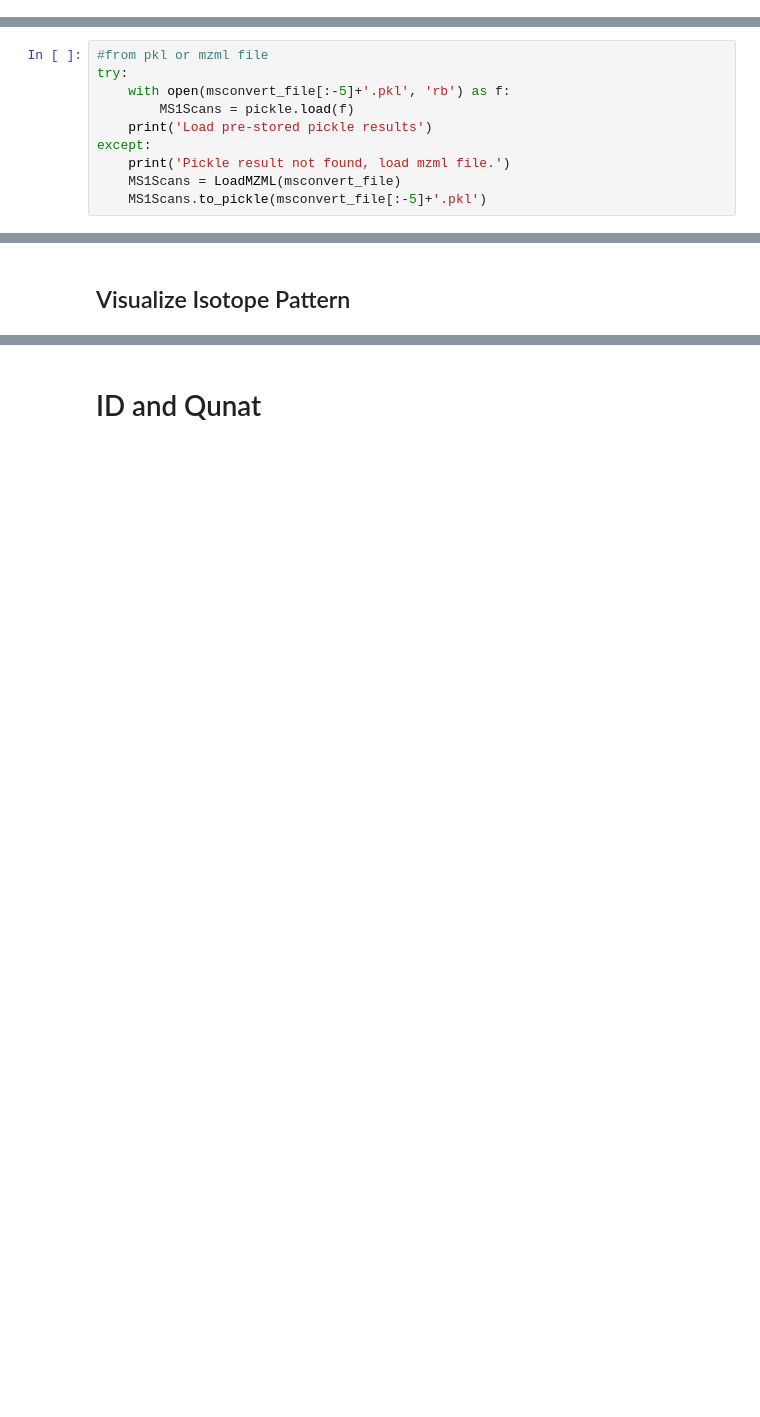
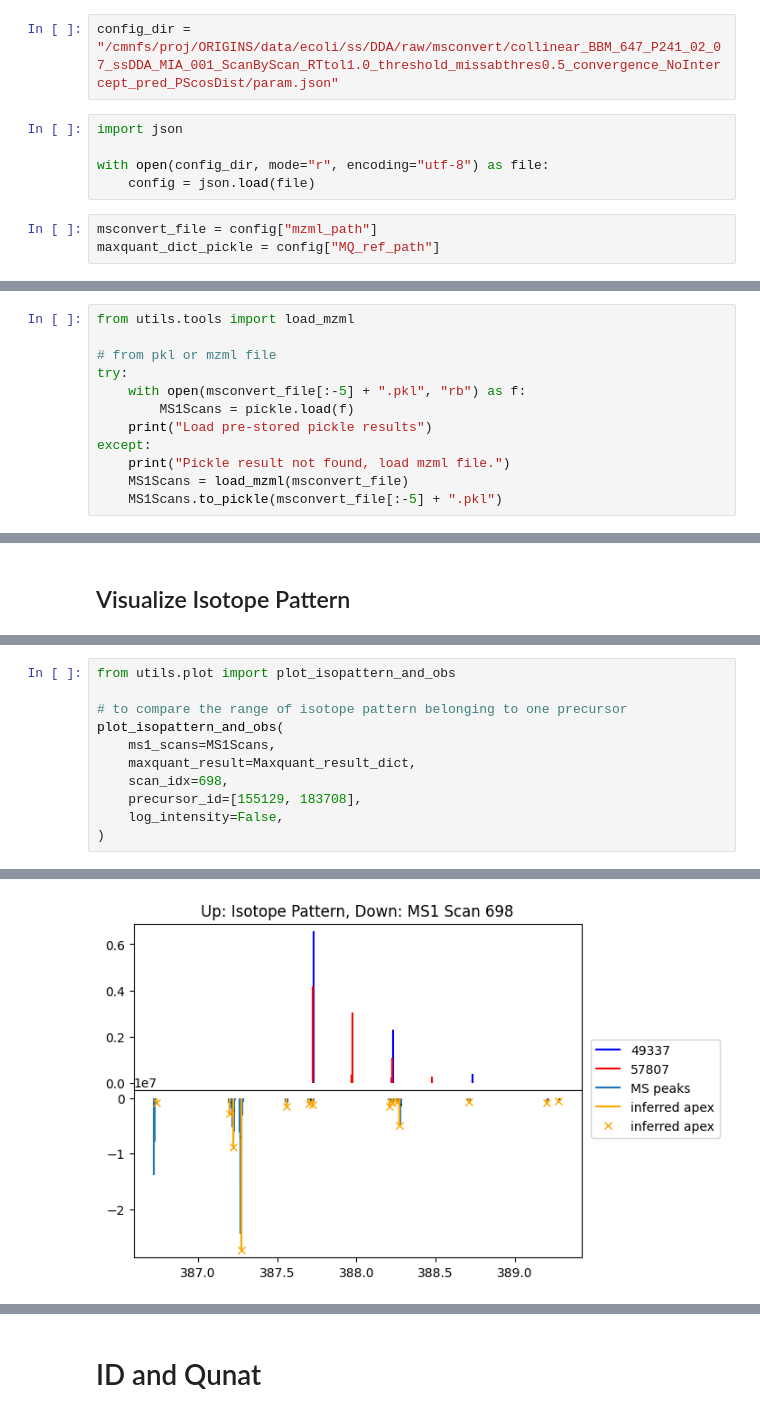
Before and after one commit to zix-xiao/scan-by-scan, a Jupyter notebook: notebooks/dev_10_scanbyscan.ipynb, the cells around one changed output, grey strips where cells are left out. Saved outputs shown, nothing was run; the diff lists cells and outputs as text; blank space fills up the shorter version.

```diff
--- a/notebooks/dev_10_scanbyscan.ipynb
+++ b/notebooks/dev_10_scanbyscan.ipynb
@@ -37,3 +23,13 @@ maxquant_dict_pickle = '/mnt/cmnfs/proj/ORIGINS/data/ecoli/HpHRP/MQ/1FDR/combine
+# %%
+config_dir = "/cmnfs/proj/ORIGINS/data/ecoli/ss/DDA/raw/msconvert/collinear_BBM_647_P241_02_07_ssDDA_MIA_001_ScanByScan_RTtol1.0_threshold_missabthres0.5_convergence_NoIntercept_pred_PScosDist/param.json"
+# %%
+import json
+
+with open(config_dir, mode="r", encoding="utf-8") as file:
+    config = json.load(file)
+# %%
+msconvert_file = config["mzml_path"]
+maxquant_dict_pickle = config["MQ_ref_path"]
 # %%
 dirname = os.path.dirname(msconvert_file)
 basename = os.path.basename(msconvert_file)
@@ -147,14 +75,16 @@ Index(['Sequence', 'Length', 'Modifications', 'Modified sequence',
 # %% [markdown]
 ## Load MS1 scans
 # %%
-#from pkl or mzml file
+from utils.tools import load_mzml
+
+# from pkl or mzml file
 try:
-    with open(msconvert_file[:-5]+'.pkl', 'rb') as f:
+    with open(msconvert_file[:-5] + ".pkl", "rb") as f:
         MS1Scans = pickle.load(f)
-    print('Load pre-stored pickle results')
+    print("Load pre-stored pickle results")
 except:
-    print('Pickle result not found, load mzml file.')
-    MS1Scans = LoadMZML(msconvert_file)
-    MS1Scans.to_pickle(msconvert_file[:-5]+'.pkl')
+    print("Pickle result not found, load mzml file.")
+    MS1Scans = load_mzml(msconvert_file)
+    MS1Scans.to_pickle(msconvert_file[:-5] + ".pkl")
 # %% [output]
 Load pre-stored pickle results
@@ -262,0 +93,12 @@ Peak results:
+# %%
+from utils.plot import plot_isopattern_and_obs
+
+# to compare the range of isotope pattern belonging to one precursor
+plot_isopattern_and_obs(
+    ms1_scans=MS1Scans,
+    maxquant_result=Maxquant_result_dict,
+    scan_idx=698,
+    precursor_id=[155129, 183708],
+    log_intensity=False,
+)
+# %% [output]
@@ -262,0 +122 @@ Peak results:
+[figure, added]
```
Also changed, not shown: parts of 56 cells of this notebook, 7 other files.
